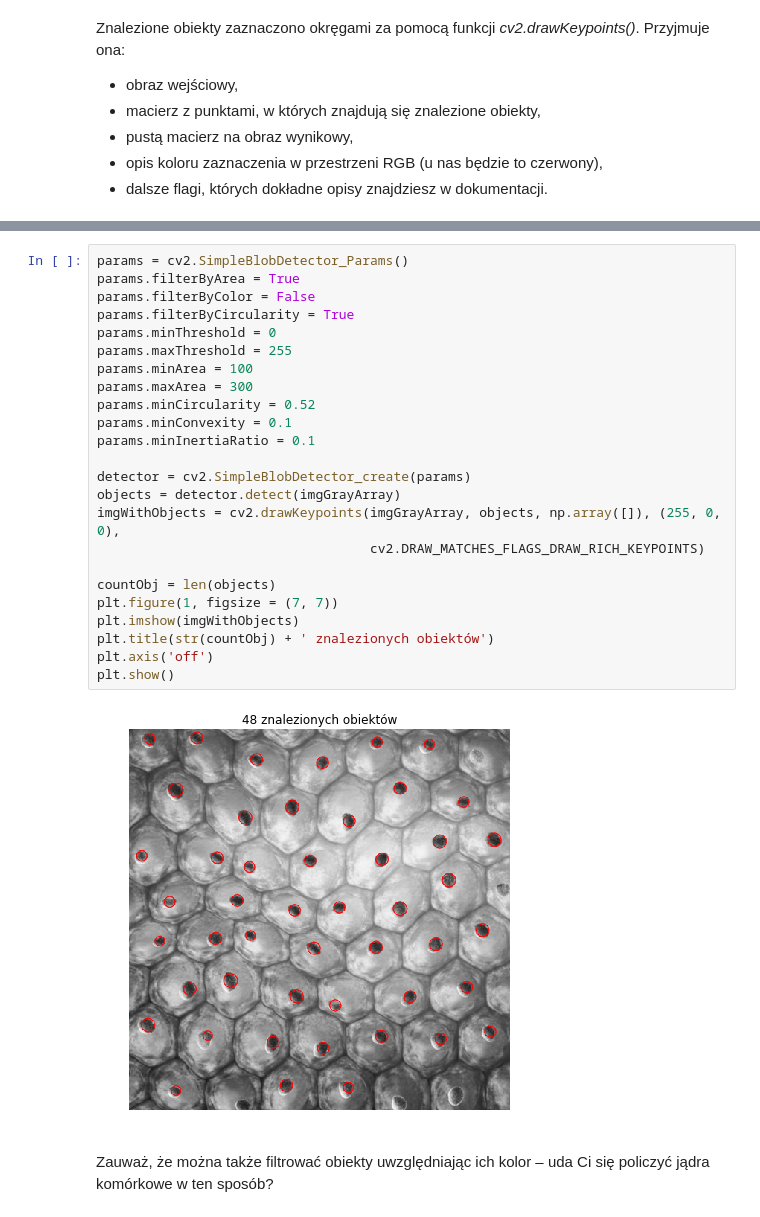
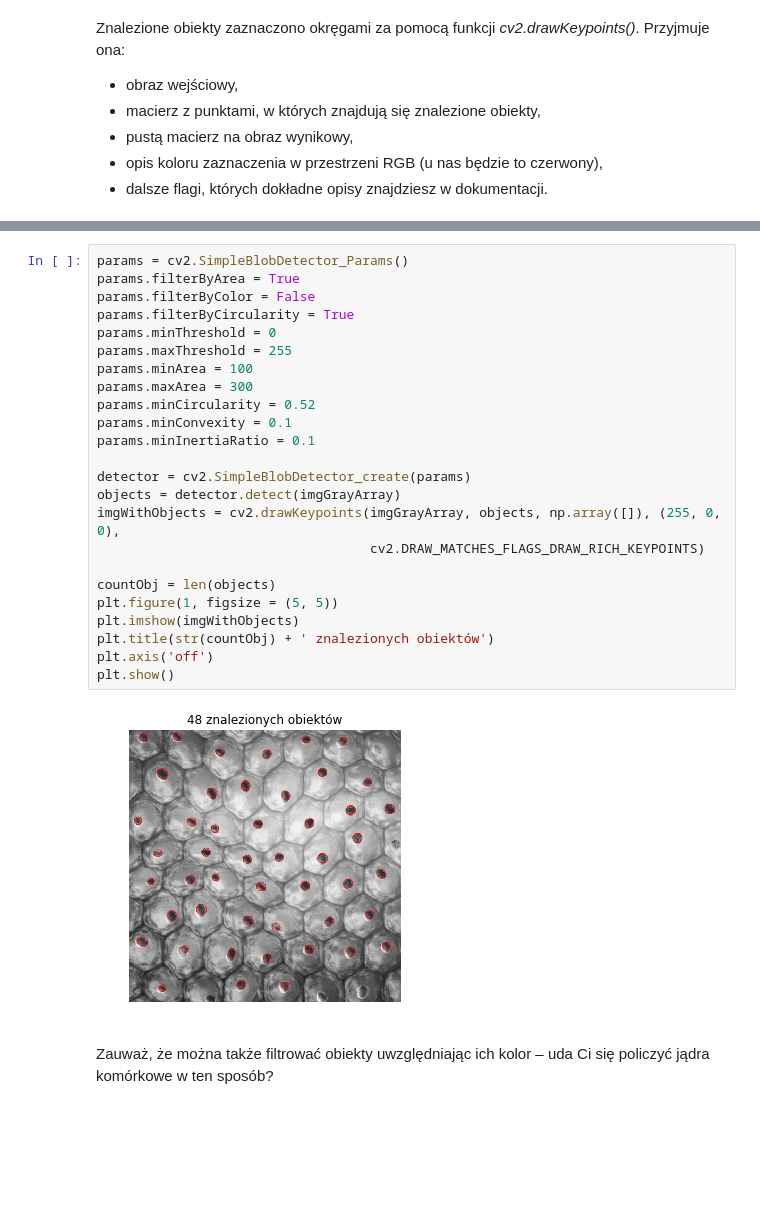
Before and after one commit to szkocot/Python-CV-PL-guide, a Jupyter notebook: notebooks/6_Detekcja_obiektow.ipynb, the cells around one changed output, grey strips where cells are left out. Saved outputs shown, nothing was run; the diff lists cells and outputs as text; blank space fills up the shorter version.

```diff
--- a/notebooks/6_Detekcja_obiektow.ipynb
+++ b/notebooks/6_Detekcja_obiektow.ipynb
@@ -103,29 +82,29 @@ drawKeypoints(...)
 # %%
 params = cv2.SimpleBlobDetector_Params()
 params.filterByArea = True
 params.filterByColor = False
 params.filterByCircularity = True
 params.minThreshold = 0
 params.maxThreshold = 255
 params.minArea = 100
 params.maxArea = 300
 params.minCircularity = 0.52
 params.minConvexity = 0.1
 params.minInertiaRatio = 0.1
 
 detector = cv2.SimpleBlobDetector_create(params)
 objects = detector.detect(imgGrayArray)
 imgWithObjects = cv2.drawKeypoints(imgGrayArray, objects, np.array([]), (255, 0, 0),
                                    cv2.DRAW_MATCHES_FLAGS_DRAW_RICH_KEYPOINTS)
 
 countObj = len(objects)
-plt.figure(1, figsize = (7, 7))
+plt.figure(1, figsize = (5, 5))
 plt.imshow(imgWithObjects)
 plt.title(str(countObj) + ' znalezionych obiektów')
 plt.axis('off')
 plt.show()
 # %% [output]
-[figure, old version]
+[figure, new version]
 # %% [markdown]
 Zauważ, że można także filtrować obiekty uwzględniając ich kolor – uda Ci się policzyć jądra komórkowe w ten sposób?
 # %% [markdown]
```
Also changed, not shown: parts of 7 cells of this notebook, 18 other files.
